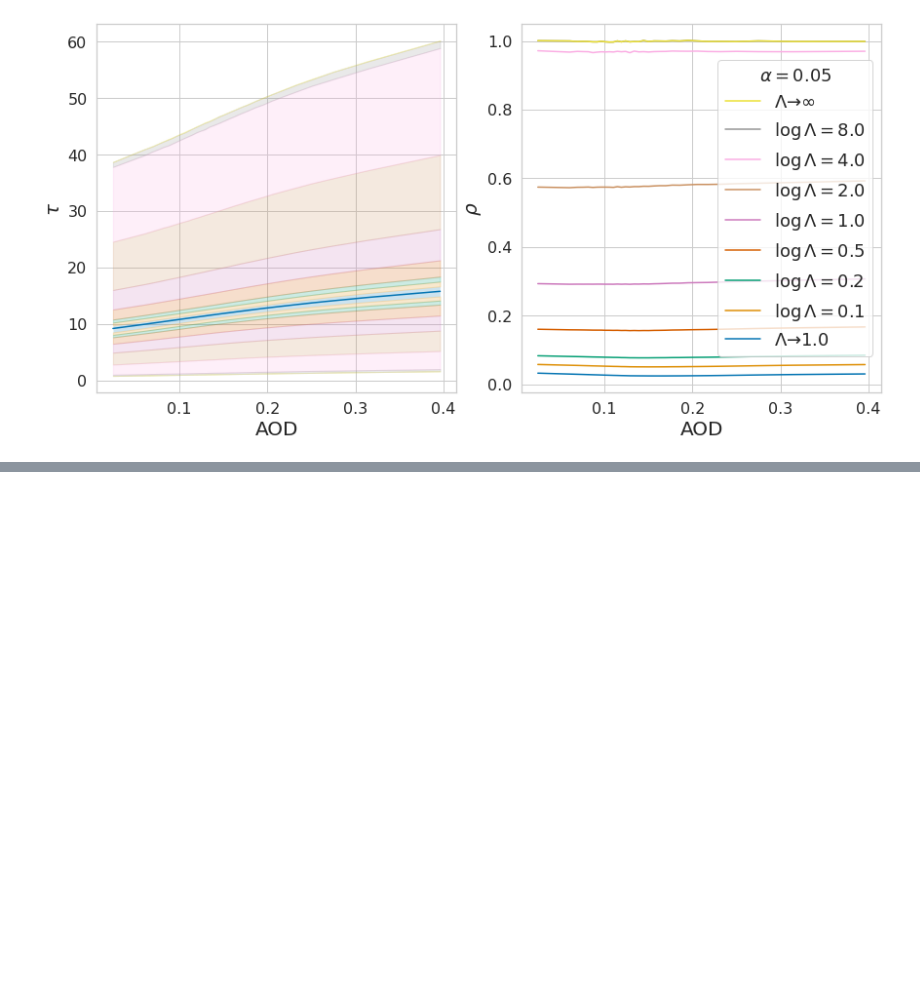
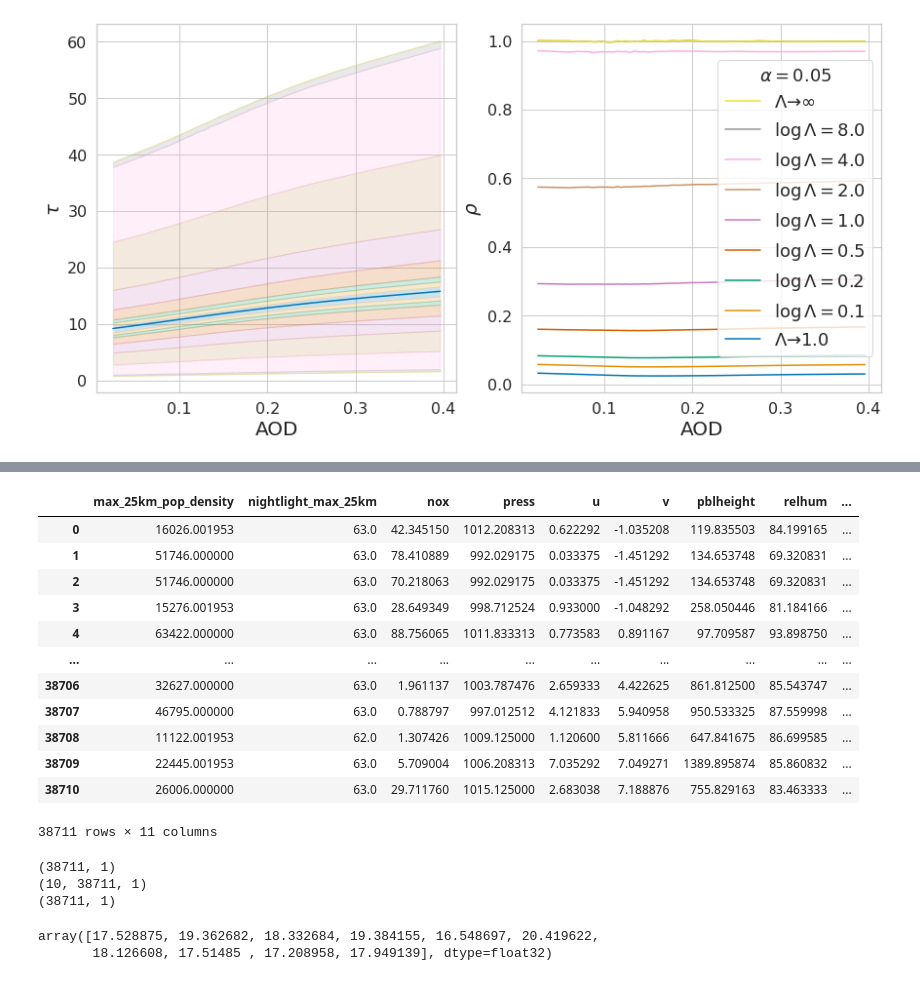
Before and after one commit to shmh40/overcast, a Jupyter notebook: examples/aci/transformer/evaluate_toar_edit.ipynb, the cells around one changed output, grey strips where cells are left out. Saved outputs shown, nothing was run; the diff lists cells and outputs as text; code cells hidden in the pictures; blank space fills up the shorter version.

```diff
--- a/examples/aci/transformer/evaluate_toar_edit.ipynb
+++ b/examples/aci/transformer/evaluate_toar_edit.ipynb
@@ -3059,0 +3077,16 @@ _ = ax2.set_xlabel("AOD")
+# %%
+dataset_name = config.get("dataset_name")
+num_components_outcome = config.get("num_components_outcome")
+num_components_treatment = config.get("num_components_treatment")
+dim_hidden = config.get("dim_hidden")
+depth = config.get("depth")
+num_heads = config.get("num_heads")
+negative_slope = config.get("negative_slope")
+beta = config.get("beta")
+layer_norm = config.get("layer_norm")
+dropout_rate = config.get("dropout_rate")
+spectral_norm = config.get("spectral_norm")
+learning_rate = config.get("learning_rate")
+batch_size = config.get("batch_size")
+epochs = config.get("epochs")
+ensemble_size = config.get("ensemble_size")
@@ -3059,0 +3168,29 @@ _ = ax2.set_xlabel("AOD")
+# %%
+df_test
+# %% [output]
+|  | max_25km_pop_density | nightlight_max_25km | nox | press | u | v | pblheight | relhum | ... |
+| 0 | 16026.001953 | 63.0 | 42.345150 | 1012.208313 | 0.622292 | -1.035208 | 119.835503 | 84.199165 | ... |
+| 1 | 51746.000000 | 63.0 | 78.410889 | 992.029175 | 0.033375 | -1.451292 | 134.653748 | 69.320831 | ... |
+| 2 | 51746.000000 | 63.0 | 70.218063 | 992.029175 | 0.033375 | -1.451292 | 134.653748 | 69.320831 | ... |
+| 3 | 15276.001953 | 63.0 | 28.649349 | 998.712524 | 0.933000 | -1.048292 | 258.050446 | 81.184166 | ... |
+| 4 | 63422.000000 | 63.0 | 88.756065 | 1011.833313 | 0.773583 | 0.891167 | 97.709587 | 93.898750 | ... |
+| ... | ... | ... | ... | ... | ... | ... | ... | ... | ... |
+| 38706 | 32627.000000 | 63.0 | 1.961137 | 1003.787476 | 2.659333 | 4.422625 | 861.812500 | 85.543747 | ... |
+| 38707 | 46795.000000 | 63.0 | 0.788797 | 997.012512 | 4.121833 | 5.940958 | 950.533325 | 87.559998 | ... |
+| 38708 | 11122.001953 | 62.0 | 1.307426 | 1009.125000 | 1.120600 | 5.811666 | 647.841675 | 86.699585 | ... |
+| 38709 | 22445.001953 | 63.0 | 5.709004 | 1006.208313 | 7.035292 | 7.049271 | 1389.895874 | 85.860832 | ... |
+| 38710 | 26006.000000 | 63.0 | 29.711760 | 1015.125000 | 2.683038 | 7.188876 | 755.829163 | 83.463333 | ... |
+38711 rows × 11 columns
+# %%
+print(df_test.to_numpy()[:, -1:].shape)
+print(means_ensemble.shape)
+print(observed_outcomes.shape)
+# %% [output]
+(38711, 1)
+(10, 38711, 1)
+(38711, 1)
+# %%
+means_ensemble[:, 1, 0]
+# %% [output]
+array([17.528875, 19.362682, 18.332684, 19.384155, 16.548697, 20.419622,
+       18.126608, 17.51485 , 17.208958, 17.949139], dtype=float32)
```
Also changed, not shown: parts of 21 cells of this notebook.
